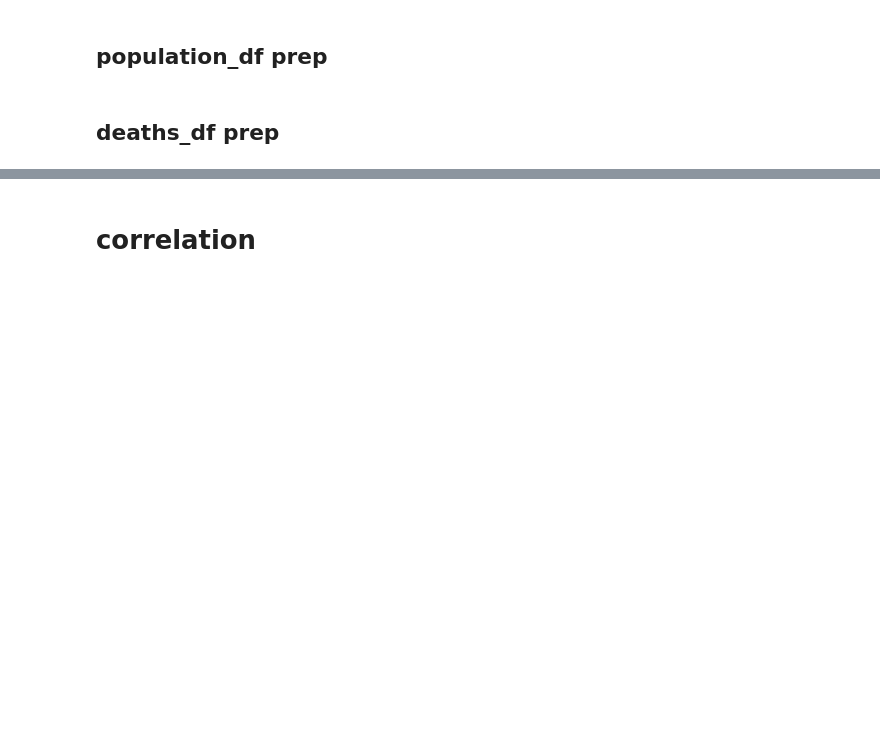
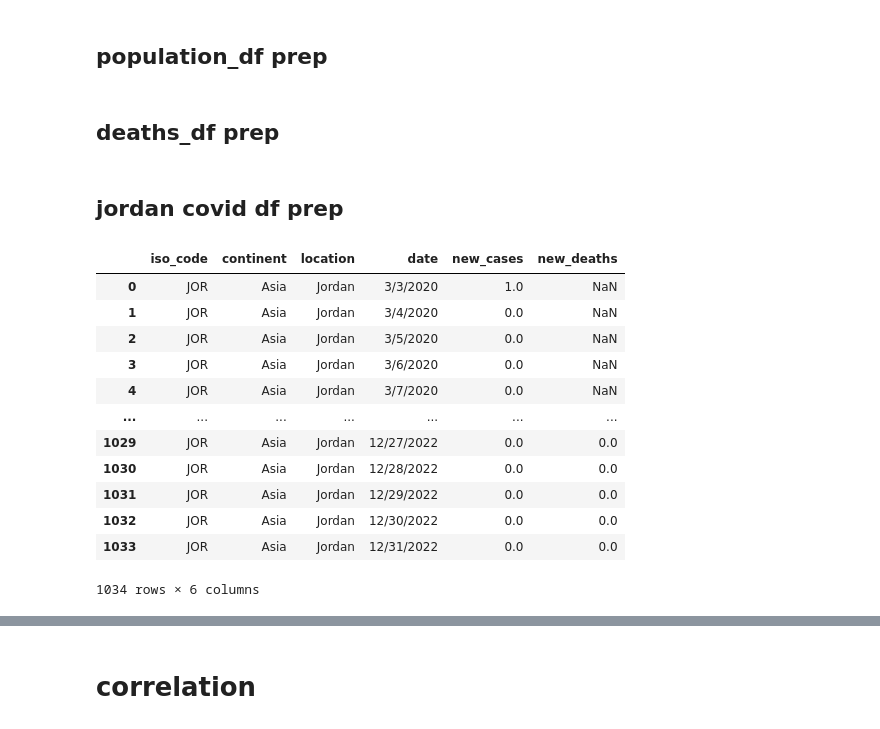
Before and after one commit to shaker113/group5_Price_Forecast, a Jupyter notebook: group_5_project.ipynb, the cells around one changed output, grey strips where cells are left out. Drawn from its saved outputs; the diff is of its cells as text; code cells hidden in the pictures; blank space fills up the shorter version.

Commit message:
new data

```diff
--- a/group_5_project.ipynb
+++ b/group_5_project.ipynb
@@ -9,6 +9,8 @@ from statsmodels.stats import weightstats
 df=pd.read_csv('wfp_food_prices_jor_h_date.csv')
 population_df=pd.read_csv("Population in Jordan.csv")
 deaths_df=pd.read_excel('number of war deaths.xlsx')
+jordan_covid_df=pd.read_csv('jordan-covid-data.csv')
+world_covid_df=pd.read_csv('world-covid-data.csv')
 df.head(20)
 # %% [output]
 |  | date | market | category | commodity | unit | price | H-date |
@@ -90,3 +92,21 @@ deaths_df['annual_change_avg_prices']=deaths_df['avg_prices'].pct_change(periods
 deaths_df['annual_change_middle_east']=deaths_df['middle_east'].pct_change(periods=1)*100
 deaths_df['annual_change_world']=deaths_df['world'].pct_change(periods=1)*100
 # | (df['commodity']=='Rice (imported)') | (df['category']=='vegetables and fruits')
+# %% [markdown]
+## jordan covid df prep
+# %%
+jordan_covid_df
+# %% [output]
+|  | iso_code | continent | location | date | new_cases | new_deaths |
+| 0 | JOR | Asia | Jordan | 3/3/2020 | 1.0 | NaN |
+| 1 | JOR | Asia | Jordan | 3/4/2020 | 0.0 | NaN |
+| 2 | JOR | Asia | Jordan | 3/5/2020 | 0.0 | NaN |
+| 3 | JOR | Asia | Jordan | 3/6/2020 | 0.0 | NaN |
+| 4 | JOR | Asia | Jordan | 3/7/2020 | 0.0 | NaN |
+| ... | ... | ... | ... | ... | ... | ... |
+| 1029 | JOR | Asia | Jordan | 12/27/2022 | 0.0 | 0.0 |
+| 1030 | JOR | Asia | Jordan | 12/28/2022 | 0.0 | 0.0 |
+| 1031 | JOR | Asia | Jordan | 12/29/2022 | 0.0 | 0.0 |
+| 1032 | JOR | Asia | Jordan | 12/30/2022 | 0.0 | 0.0 |
+| 1033 | JOR | Asia | Jordan | 12/31/2022 | 0.0 | 0.0 |
+1034 rows × 6 columns
```
Also changed, not shown: parts of 3 cells of this notebook, 2 other files.
